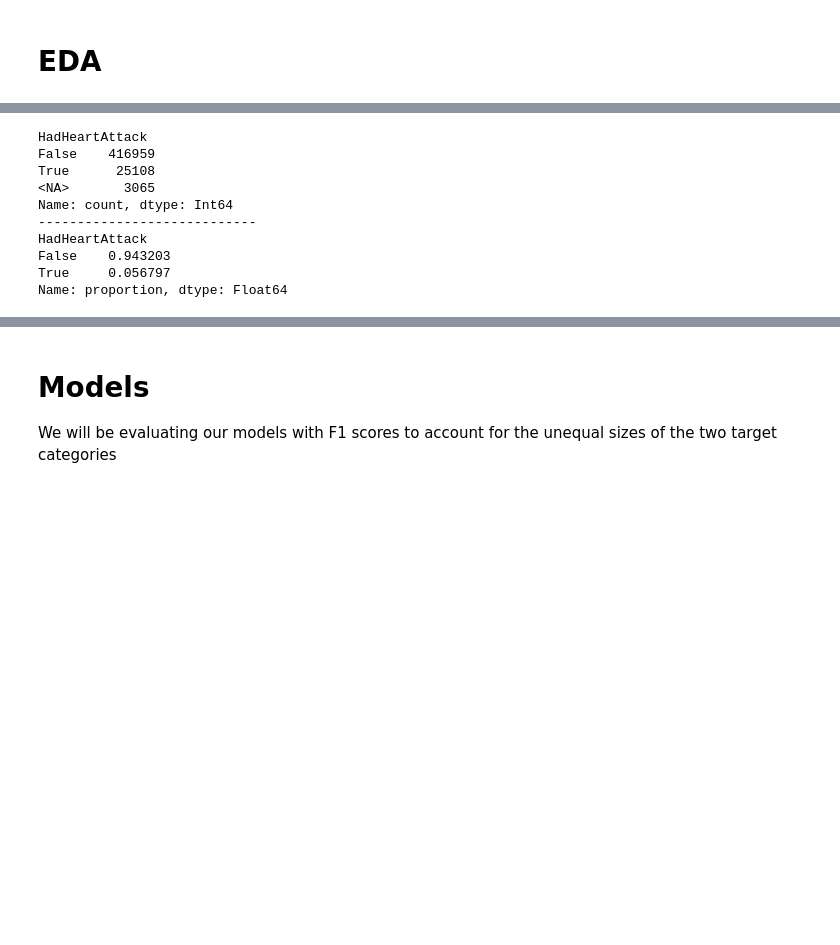
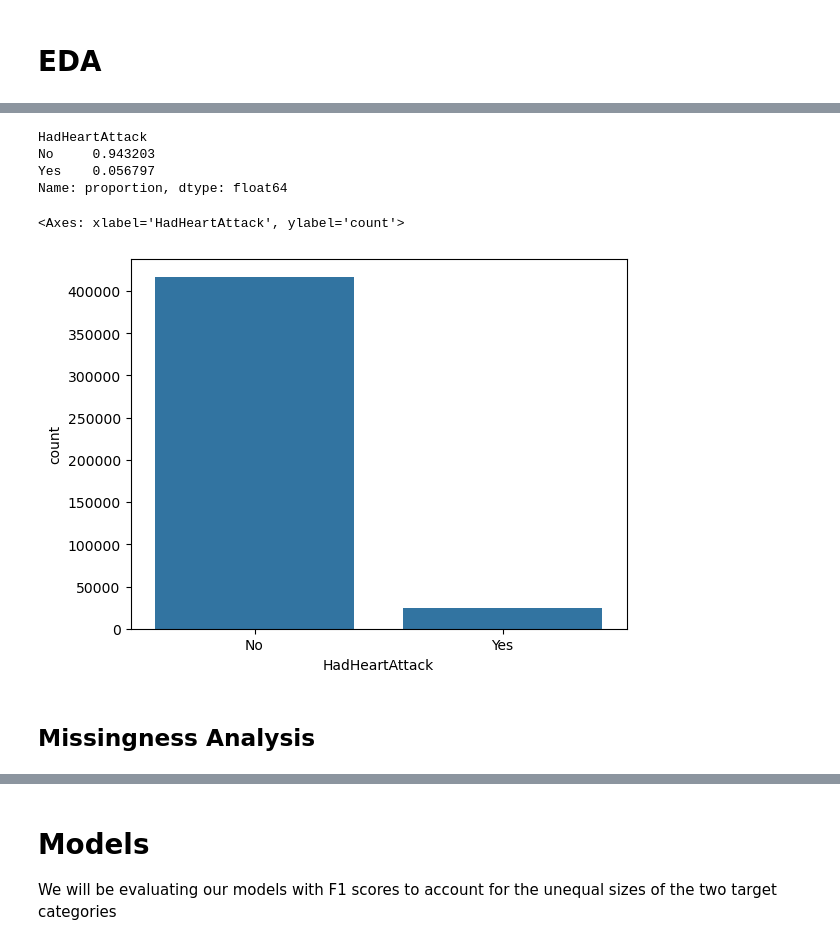
Before and after one commit to gracegmc/HeartDiseaseRiskPredictor, a Jupyter notebook: notebook_jennifer.ipynb, the cells around one changed output, grey strips where cells are left out. Saved outputs shown, nothing was run; the diff lists cells and outputs as text; code cells hidden in the pictures; blank space fills up the shorter version.

```diff
--- a/notebook_jennifer.ipynb
+++ b/notebook_jennifer.ipynb
@@ -263,17 +246,15 @@ df.head(5)
 # %%
-print(df['HadHeartAttack'].value_counts(dropna=False))
-print("----------------------------")
+# Looking at Target "HadHeartAttack"
 print(df['HadHeartAttack'].value_counts(normalize=True))
+sns.countplot(x='HadHeartAttack', data=df)
 # we can see that there is a very heavy class imbalance and we will be accounting for
 # this by using the f1 score as a measure of model performance
 # %% [output]
 HadHeartAttack
-False    416959
-True      25108
-<NA>       3065
-Name: count, dtype: Int64
-----------------------------
-HadHeartAttack
-False    0.943203
-True     0.056797
-Name: proportion, dtype: Float64
+No     0.943203
+Yes    0.056797
+Name: proportion, dtype: float64
+<Axes: xlabel='HadHeartAttack', ylabel='count'>
+[figure, added]
+# %% [markdown]
+## Missingness Analysis
```
Also changed, not shown: parts of 12 cells of this notebook.
